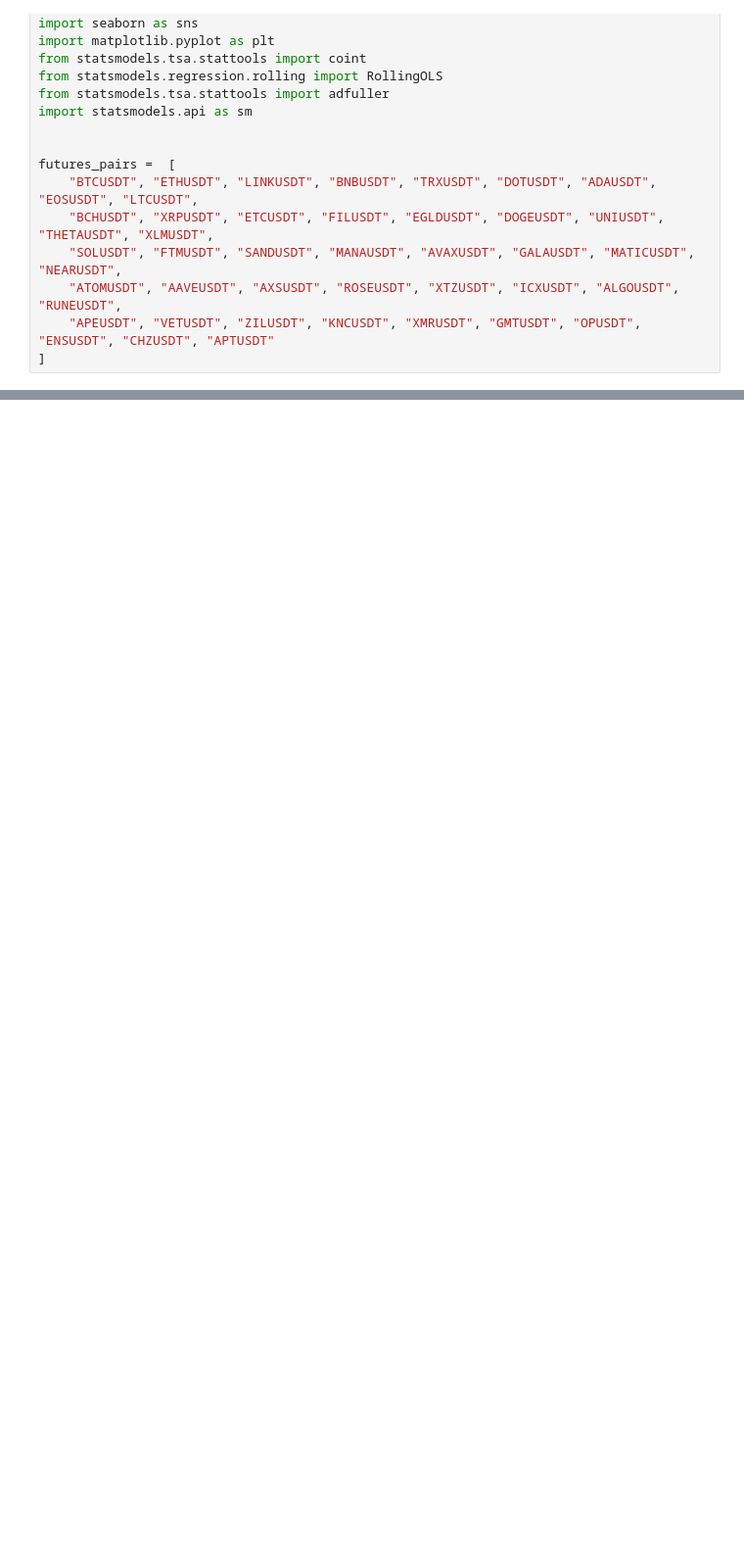
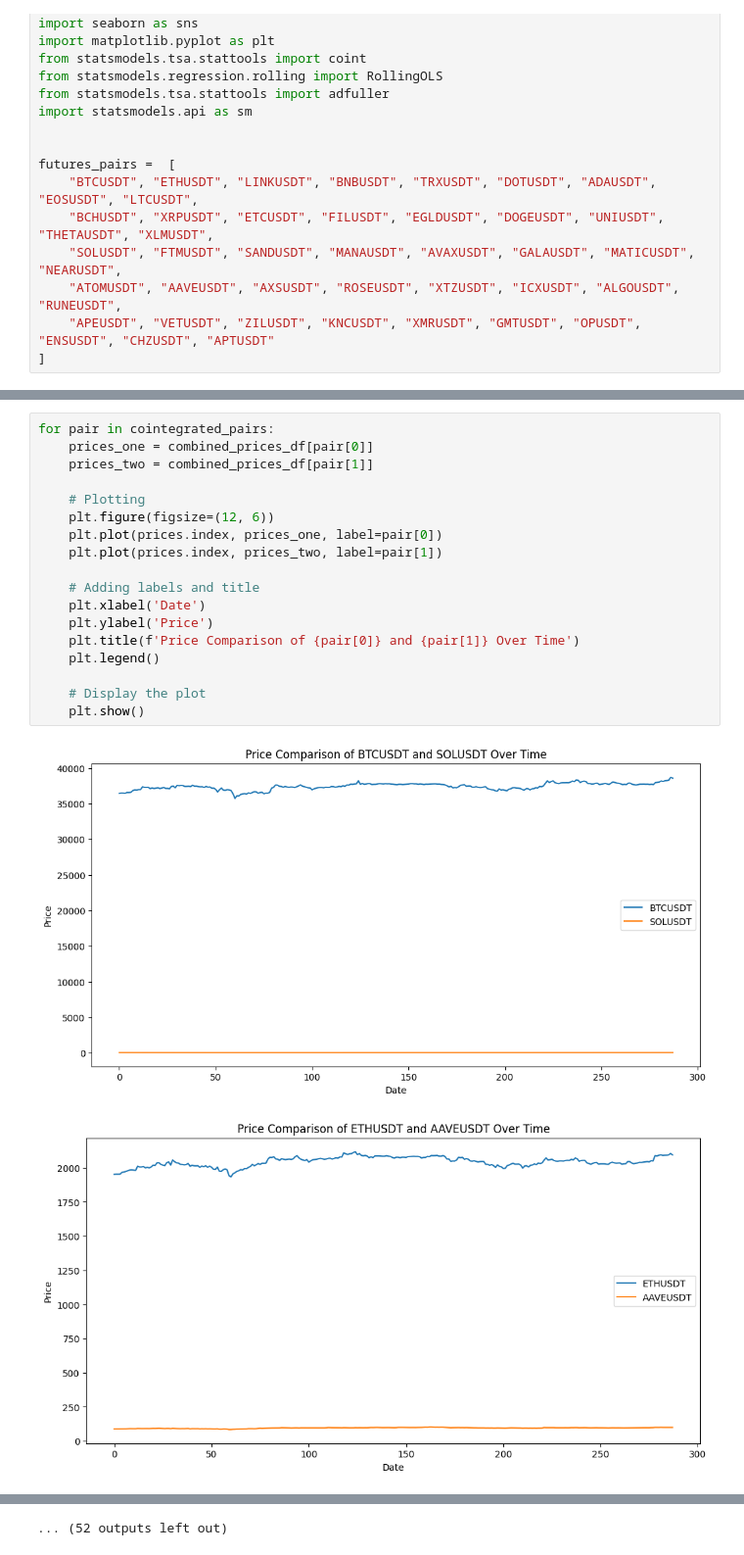
Before and after one commit to atlas-finance-io/atlas_trade, a Jupyter notebook: src/strategies/statistical_arbitrage_crypto/find_cointegration_crypto.ipynb, the cells around one changed output, grey strips where cells are left out. Shown at 98% size. Drawn from its saved outputs; the diff is of its cells as text; blank space fills up the shorter version.

```diff
--- a/src/strategies/statistical_arbitrage_crypto/find_cointegration_crypto.ipynb
+++ b/src/strategies/statistical_arbitrage_crypto/find_cointegration_crypto.ipynb
@@ -113,0 +114,21 @@ print(pairs)
+# %%
+for pair in cointegrated_pairs:
+    prices_one = combined_prices_df[pair[0]]
+    prices_two = combined_prices_df[pair[1]]
+
+    # Plotting
+    plt.figure(figsize=(12, 6))
+    plt.plot(prices.index, prices_one, label=pair[0])
+    plt.plot(prices.index, prices_two, label=pair[1])
+
+    # Adding labels and title
+    plt.xlabel('Date')
+    plt.ylabel('Price')
+    plt.title(f'Price Comparison of {pair[0]} and {pair[1]} Over Time')
+    plt.legend()
+
+    # Display the plot
+    plt.show()
+# %% [output]
+[figure, added]
+[figure, added]
@@ -113,0 +145 @@ print(pairs)
+... (52 outputs left out)
```
Also changed, not shown: parts of 3 cells of this notebook, 1 other file.
